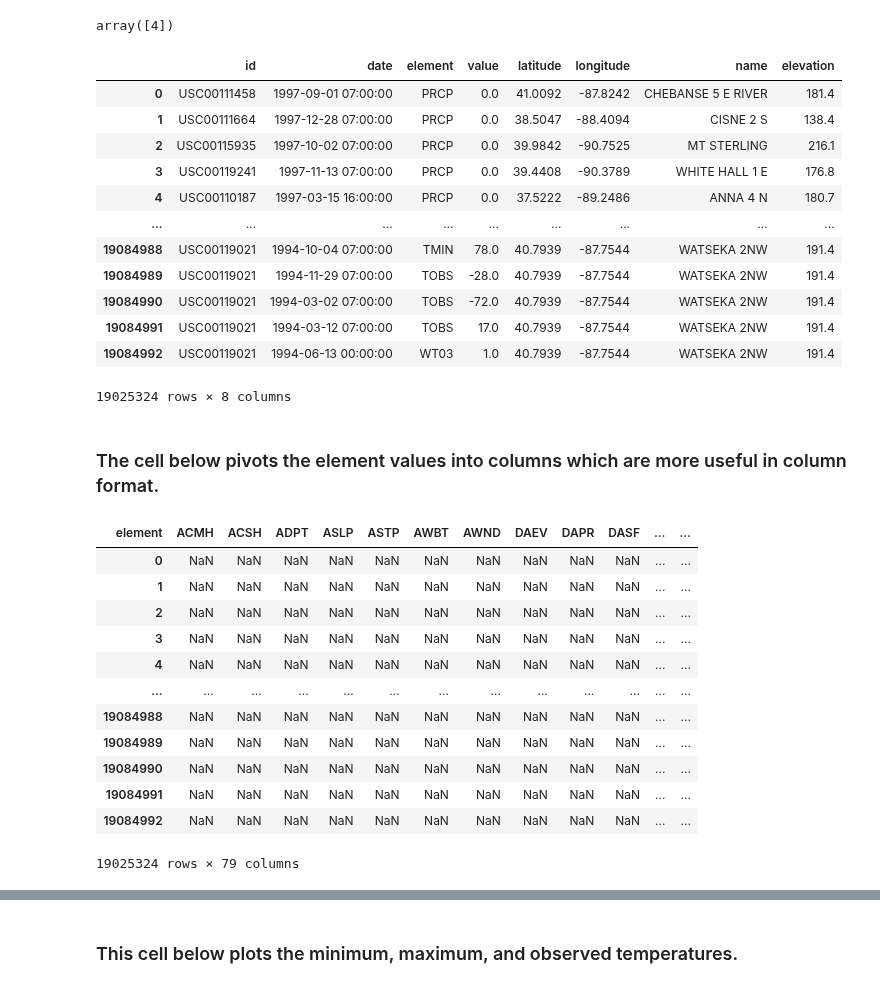
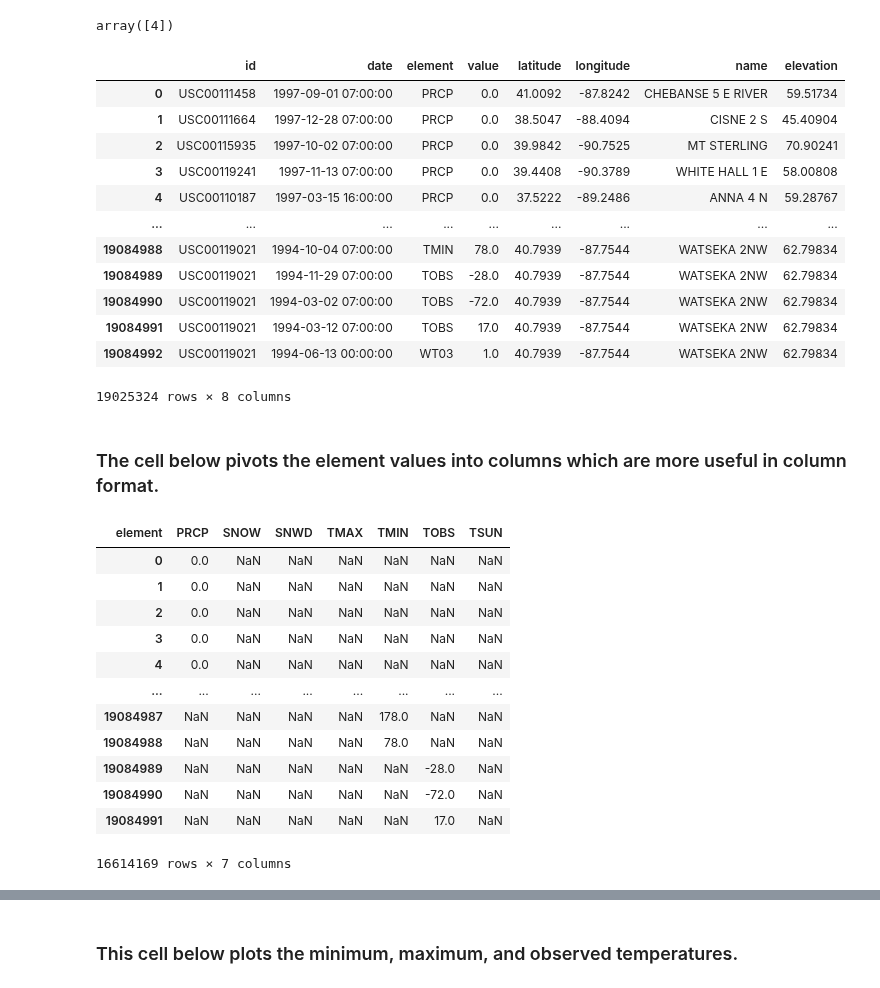
Before and after one commit to hfactor13/IllinoisWeather, a Jupyter notebook: weather_analysis.ipynb, the cells around one changed output, grey strips where cells are left out. Drawn from its saved outputs; the diff is of its cells as text; code cells hidden in the pictures.

Commit message:
Reduced the transformed_data dataframe to only the appropriate columns and updated unit conversion function

```diff
--- a/weather_analysis.ipynb
+++ b/weather_analysis.ipynb
@@ -86,38 +86,42 @@ raw_weather_data["date"] = pd.to_datetime(raw_weather_data["date"]) # converts t
 raw_weather_data["date"] = raw_weather_data["date"] + raw_weather_data["time"] # combines date and time into the same column which can be accessed via object attributes
 raw_weather_data.drop(columns = ["time"], inplace = True) # drops the redundant time column
 raw_weather_data = raw_weather_data[raw_weather_data["qflag"].isna()].drop(columns = ["qflag"]) # gets rid of the rows that have quality issues
+raw_weather_data["elevation"] = raw_weather_data["elevation"] / 10 * 3.281 # converting elevation in tenths of meters to feet
 raw_weather_data
 # %% [output]
 |  | id | date | element | value | latitude | longitude | name | elevation |
-| 0 | USC00111458 | 1997-09-01 07:00:00 | PRCP | 0.0 | 41.0092 | -87.8242 | CHEBANSE 5 E RIVER | 181.4 |
-| 1 | USC00111664 | 1997-12-28 07:00:00 | PRCP | 0.0 | 38.5047 | -88.4094 | CISNE 2 S | 138.4 |
-| 2 | USC00115935 | 1997-10-02 07:00:00 | PRCP | 0.0 | 39.9842 | -90.7525 | MT STERLING | 216.1 |
-| 3 | USC00119241 | 1997-11-13 07:00:00 | PRCP | 0.0 | 39.4408 | -90.3789 | WHITE HALL 1 E | 176.8 |
-| 4 | USC00110187 | 1997-03-15 16:00:00 | PRCP | 0.0 | 37.5222 | -89.2486 | ANNA 4 N | 180.7 |
+| 0 | USC00111458 | 1997-09-01 07:00:00 | PRCP | 0.0 | 41.0092 | -87.8242 | CHEBANSE 5 E RIVER | 59.51734 |
+| 1 | USC00111664 | 1997-12-28 07:00:00 | PRCP | 0.0 | 38.5047 | -88.4094 | CISNE 2 S | 45.40904 |
+| 2 | USC00115935 | 1997-10-02 07:00:00 | PRCP | 0.0 | 39.9842 | -90.7525 | MT STERLING | 70.90241 |
+| 3 | USC00119241 | 1997-11-13 07:00:00 | PRCP | 0.0 | 39.4408 | -90.3789 | WHITE HALL 1 E | 58.00808 |
+| 4 | USC00110187 | 1997-03-15 16:00:00 | PRCP | 0.0 | 37.5222 | -89.2486 | ANNA 4 N | 59.28767 |
 | ... | ... | ... | ... | ... | ... | ... | ... | ... |
-| 19084988 | USC00119021 | 1994-10-04 07:00:00 | TMIN | 78.0 | 40.7939 | -87.7544 | WATSEKA 2NW | 191.4 |
-| 19084989 | USC00119021 | 1994-11-29 07:00:00 | TOBS | -28.0 | 40.7939 | -87.7544 | WATSEKA 2NW | 191.4 |
-| 19084990 | USC00119021 | 1994-03-02 07:00:00 | TOBS | -72.0 | 40.7939 | -87.7544 | WATSEKA 2NW | 191.4 |
-| 19084991 | USC00119021 | 1994-03-12 07:00:00 | TOBS | 17.0 | 40.7939 | -87.7544 | WATSEKA 2NW | 191.4 |
-| 19084992 | USC00119021 | 1994-06-13 00:00:00 | WT03 | 1.0 | 40.7939 | -87.7544 | WATSEKA 2NW | 191.4 |
+| 19084988 | USC00119021 | 1994-10-04 07:00:00 | TMIN | 78.0 | 40.7939 | -87.7544 | WATSEKA 2NW | 62.79834 |
+| 19084989 | USC00119021 | 1994-11-29 07:00:00 | TOBS | -28.0 | 40.7939 | -87.7544 | WATSEKA 2NW | 62.79834 |
+| 19084990 | USC00119021 | 1994-03-02 07:00:00 | TOBS | -72.0 | 40.7939 | -87.7544 | WATSEKA 2NW | 62.79834 |
+| 19084991 | USC00119021 | 1994-03-12 07:00:00 | TOBS | 17.0 | 40.7939 | -87.7544 | WATSEKA 2NW | 62.79834 |
+| 19084992 | USC00119021 | 1994-06-13 00:00:00 | WT03 | 1.0 | 40.7939 | -87.7544 | WATSEKA 2NW | 62.79834 |
 19025324 rows × 8 columns
+# %%
+desired_elements = ["TMIN", "TMAX", "TOBS", "TSUN", "PRCP", "SNOW", "SNWD"] # elements of interest
+desired_data = raw_weather_data[raw_weather_data["element"].isin(desired_elements)]
 # %% [markdown]
 ### The cell below pivots the element values into columns which are more useful in column format.
 # %%
-raw_weather_pivot = raw_weather_data.pivot(columns = "element", values = "value")
-raw_weather_pivot
+desired_weather_pivot = desired_data.pivot(columns = "element", values = "value")
+desired_weather_pivot
 # %% [output]
-| element | ACMH | ACSH | ADPT | ASLP | ASTP | AWBT | AWND | DAEV | DAPR | DASF | ... | ... |
-| 0 | NaN | NaN | NaN | NaN | NaN | NaN | NaN | NaN | NaN | NaN | ... | ... |
-| 1 | NaN | NaN | NaN | NaN | NaN | NaN | NaN | NaN | NaN | NaN | ... | ... |
-| 2 | NaN | NaN | NaN | NaN | NaN | NaN | NaN | NaN | NaN | NaN | ... | ... |
-| 3 | NaN | NaN | NaN | NaN | NaN | NaN | NaN | NaN | NaN | NaN | ... | ... |
-| 4 | NaN | NaN | NaN | NaN | NaN | NaN | NaN | NaN | NaN | NaN | ... | ... |
-| ... | ... | ... | ... | ... | ... | ... | ... | ... | ... | ... | ... | ... |
-| 19084988 | NaN | NaN | NaN | NaN | NaN | NaN | NaN | NaN | NaN | NaN | ... | ... |
-| 19084989 | NaN | NaN | NaN | NaN | NaN | NaN | NaN | NaN | NaN | NaN | ... | ... |
-| 19084990 | NaN | NaN | NaN | NaN | NaN | NaN | NaN | NaN | NaN | NaN | ... | ... |
-| 19084991 | NaN | NaN | NaN | NaN | NaN | NaN | NaN | NaN | NaN | NaN | ... | ... |
-| 19084992 | NaN | NaN | NaN | NaN | NaN | NaN | NaN | NaN | NaN | NaN | ... | ... |
+| element | PRCP | SNOW | SNWD | TMAX | TMIN | TOBS | TSUN |
+| 0 | 0.0 | NaN | NaN | NaN | NaN | NaN | NaN |
+| 1 | 0.0 | NaN | NaN | NaN | NaN | NaN | NaN |
+| 2 | 0.0 | NaN | NaN | NaN | NaN | NaN | NaN |
+| 3 | 0.0 | NaN | NaN | NaN | NaN | NaN | NaN |
+| 4 | 0.0 | NaN | NaN | NaN | NaN | NaN | NaN |
+| ... | ... | ... | ... | ... | ... | ... | ... |
+| 19084987 | NaN | NaN | NaN | NaN | 178.0 | NaN | NaN |
+| 19084988 | NaN | NaN | NaN | NaN | 78.0 | NaN | NaN |
+| 19084989 | NaN | NaN | NaN | NaN | NaN | -28.0 | NaN |
+| 19084990 | NaN | NaN | NaN | NaN | NaN | -72.0 | NaN |
+| 19084991 | NaN | NaN | NaN | NaN | NaN | 17.0 | NaN |
-19025324 rows × 79 columns
+16614169 rows × 7 columns
 # %%
```
Also changed, not shown: parts of 9 cells of this notebook.
